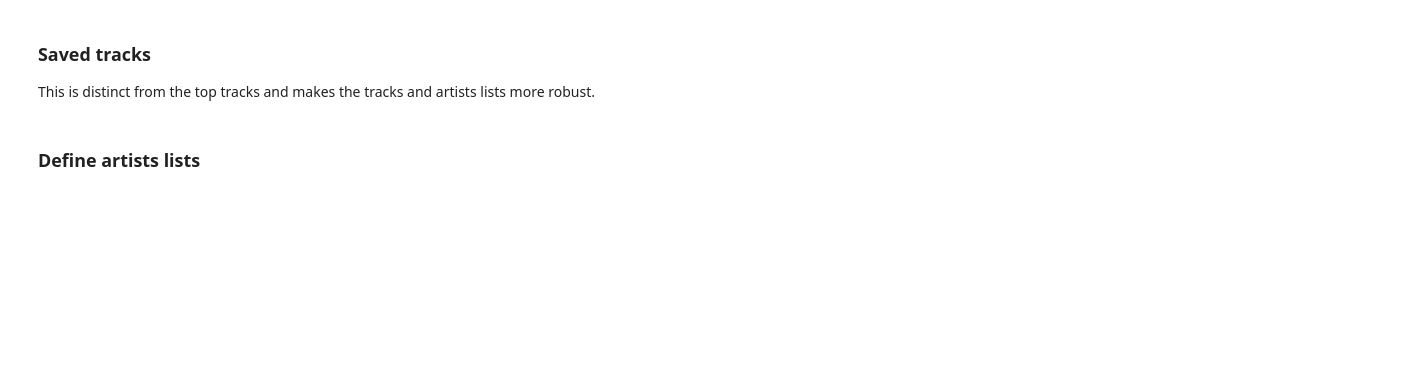
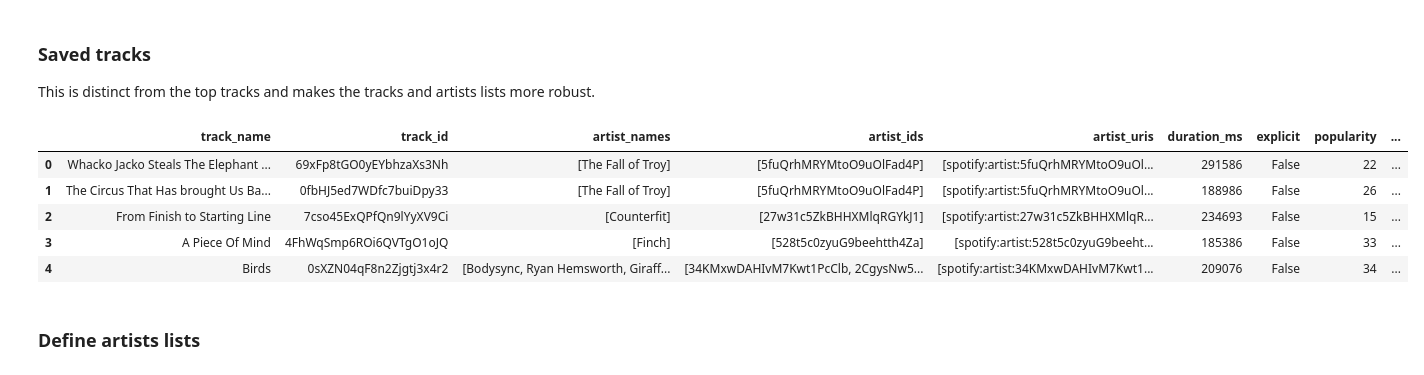
Before and after one commit to xxristoskk/Wrapped365, a Jupyter notebook: sp_data_research.ipynb, the cells around one changed output. Drawn from its saved outputs; the diff is of its cells as text; code cells hidden in the pictures; blank space fills up the shorter version.

```diff
--- a/sp_data_research.ipynb
+++ b/sp_data_research.ipynb
@@ -149,19 +148,26 @@ saved_tracks = get_saved_tracks(sp)
 # %%
 saved_track_dicts = []
 for track in saved_tracks:
-    saved_dicts.append({
+    saved_track_dicts.append({
         'track_name': track['track']['name'],
         'track_id': track['track']['id'],
         'artist_names': [x['name'] for x in track['track']['artists']],
         'artist_ids': [x['id'] for x in track['track']['artists']],
         'artist_uris': [x['uri'] for x in track['track']['artists']],
         'duration_ms': track['track']['duration_ms'],
         'explicit': track['track']['explicit'],
         'popularity': track['track']['popularity'],
         'added_at': pd.to_datetime(track['added_at']),
     })
 
-pd.DataFrame(saved_dicts)
+pd.DataFrame(saved_track_dicts).head()
+# %% [output]
+|  | track_name | track_id | artist_names | artist_ids | artist_uris | duration_ms | explicit | popularity | ... |
+| 0 | Whacko Jacko Steals The Elephant ... | 69xFp8tGO0yEYbhzaXs3Nh | [The Fall of Troy] | [5fuQrhMRYMtoO9uOlFad4P] | [spotify:artist:5fuQrhMRYMtoO9uOl... | 291586 | False | 22 | ... |
+| 1 | The Circus That Has brought Us Ba... | 0fbHJ5ed7WDfc7buiDpy33 | [The Fall of Troy] | [5fuQrhMRYMtoO9uOlFad4P] | [spotify:artist:5fuQrhMRYMtoO9uOl... | 188986 | False | 26 | ... |
+| 2 | From Finish to Starting Line | 7cso45ExQPfQn9lYyXV9Ci | [Counterfit] | [27w31c5ZkBHHXMlqRGYkJ1] | [spotify:artist:27w31c5ZkBHHXMlqR... | 234693 | False | 15 | ... |
+| 3 | A Piece Of Mind | 4FhWqSmp6ROi6QVTgO1oJQ | [Finch] | [528t5c0zyuG9beehtth4Za] | [spotify:artist:528t5c0zyuG9beeht... | 185386 | False | 33 | ... |
+| 4 | Birds | 0sXZN04qF8n2Zjgtj3x4r2 | [Bodysync, Ryan Hemsworth, Giraff... | [34KMxwDAHIvM7Kwt1PcClb, 2CgysNw5... | [spotify:artist:34KMxwDAHIvM7Kwt1... | 209076 | False | 34 | ... |
 # %% [markdown]
 ### Define artists lists
 # %%
```
Also changed, not shown: parts of 29 cells of this notebook, 1 other file.
